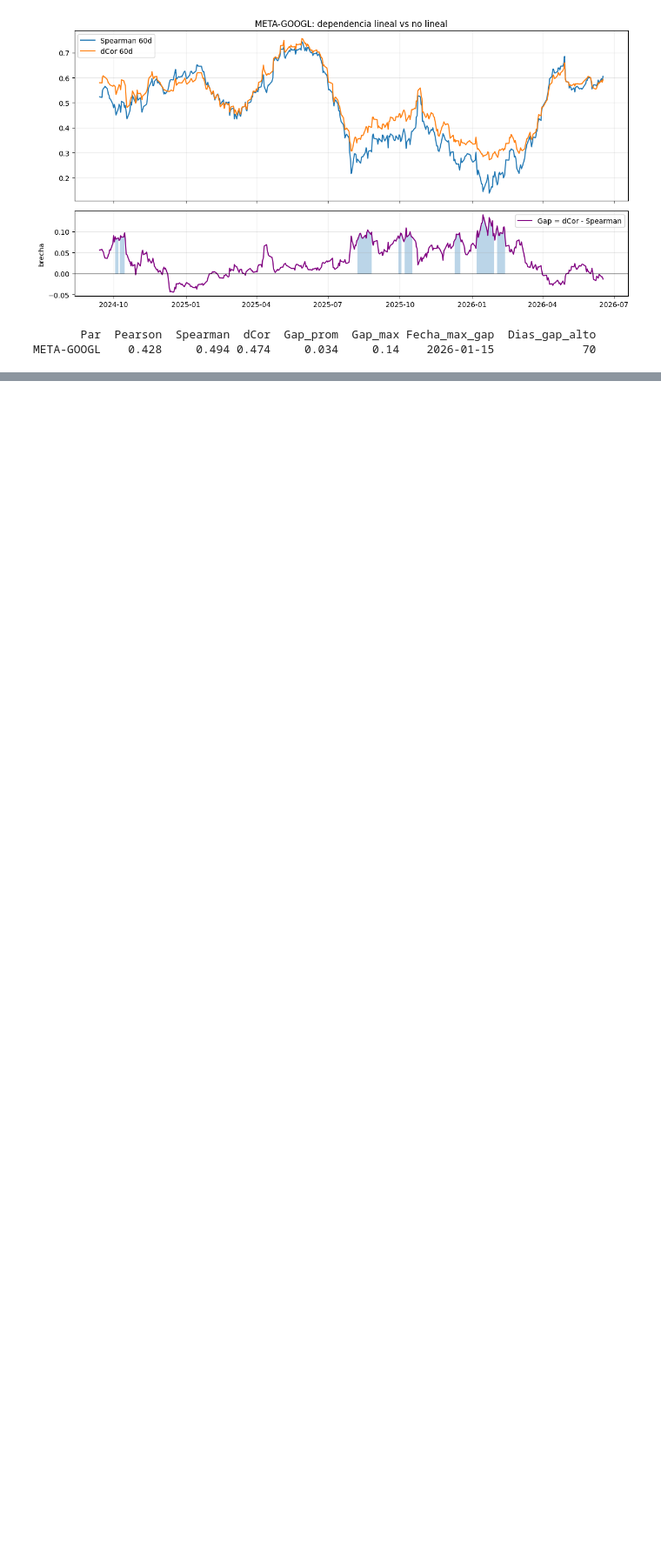
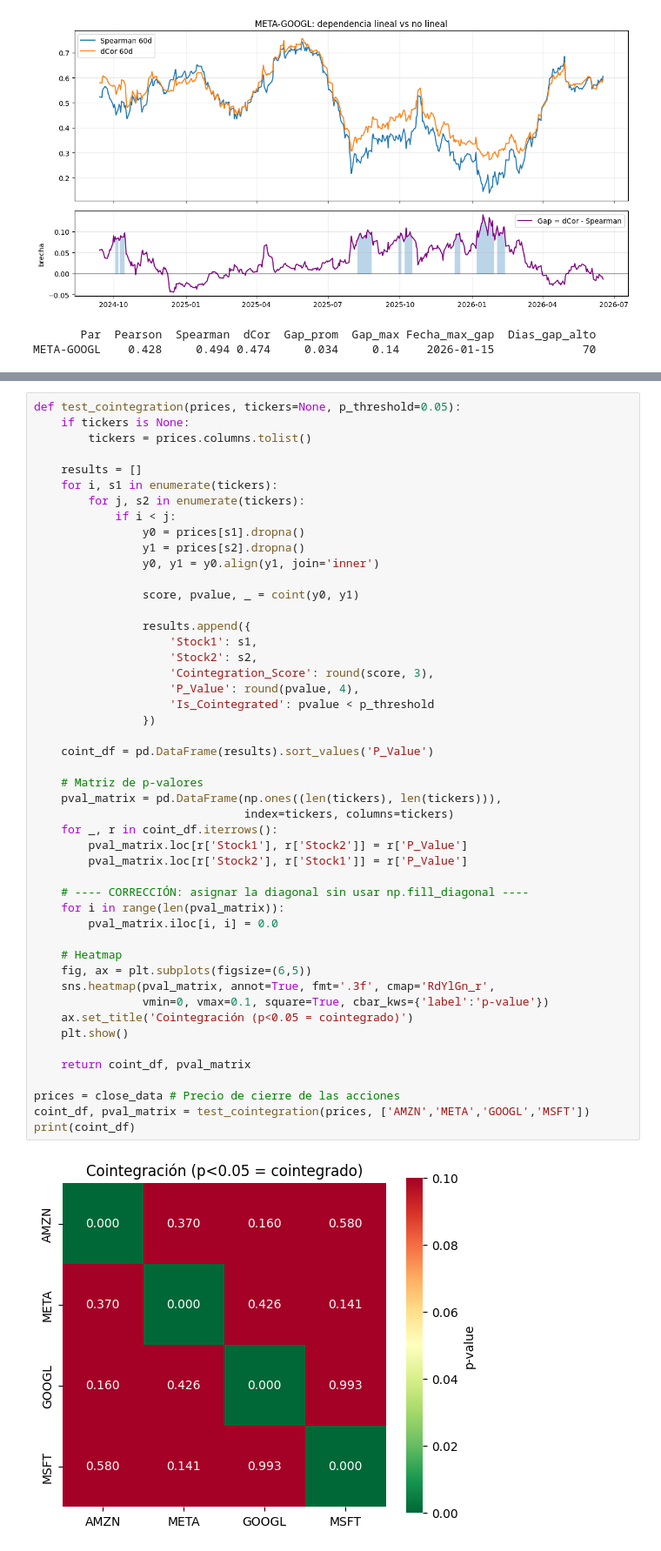
Before and after one commit to Saul-Ochoa/-Forecast-Time-Series-Repository, a Jupyter notebook: Relaciones entre los 7 Magníficos/Relaciones_stocks.ipynb, the cells around one changed output, grey strips where cells are left out. Shown at 87% size. Cells and saved outputs as stored; diff of their text form; blank space fills up the shorter version.

```diff
--- a/Relaciones entre los 7 Magníficos/Relaciones_stocks.ipynb
+++ b/Relaciones entre los 7 Magníficos/Relaciones_stocks.ipynb
@@ -741,0 +729,50 @@ META-GOOGL    0.428     0.494 0.474     0.034     0.14    2026-01-15
+# %%
+def test_cointegration(prices, tickers=None, p_threshold=0.05):
+    if tickers is None:
+        tickers = prices.columns.tolist()
+
+    results = []
+    for i, s1 in enumerate(tickers):
+        for j, s2 in enumerate(tickers):
+            if i < j:
+                y0 = prices[s1].dropna()
+                y1 = prices[s2].dropna()
+                y0, y1 = y0.align(y1, join='inner')
+
+                score, pvalue, _ = coint(y0, y1)
+
+                results.append({
+                    'Stock1': s1,
+                    'Stock2': s2,
+                    'Cointegration_Score': round(score, 3),
+                    'P_Value': round(pvalue, 4),
+                    'Is_Cointegrated': pvalue < p_threshold
+                })
+
+    coint_df = pd.DataFrame(results).sort_values('P_Value')
+
+    # Matriz de p-valores
+    pval_matrix = pd.DataFrame(np.ones((len(tickers), len(tickers))),
+                               index=tickers, columns=tickers)
+    for _, r in coint_df.iterrows():
+        pval_matrix.loc[r['Stock1'], r['Stock2']] = r['P_Value']
+        pval_matrix.loc[r['Stock2'], r['Stock1']] = r['P_Value']
+
+    # ---- CORRECCIÓN: asignar la diagonal sin usar np.fill_diagonal ----
+    for i in range(len(pval_matrix)):
+        pval_matrix.iloc[i, i] = 0.0
+
+    # Heatmap
+    fig, ax = plt.subplots(figsize=(6,5))
+    sns.heatmap(pval_matrix, annot=True, fmt='.3f', cmap='RdYlGn_r',
+                vmin=0, vmax=0.1, square=True, cbar_kws={'label':'p-value'})
+    ax.set_title('Cointegración (p<0.05 = cointegrado)')
+    plt.show()
+
+    return coint_df, pval_matrix
+
+prices = close_data # Precio de cierre de las acciones
+coint_df, pval_matrix = test_cointegration(prices, ['AMZN','META','GOOGL','MSFT'])
+print(coint_df)
+# %% [output]
+[figure, added]
```
Also changed, not shown: parts of 13 cells of this notebook.
